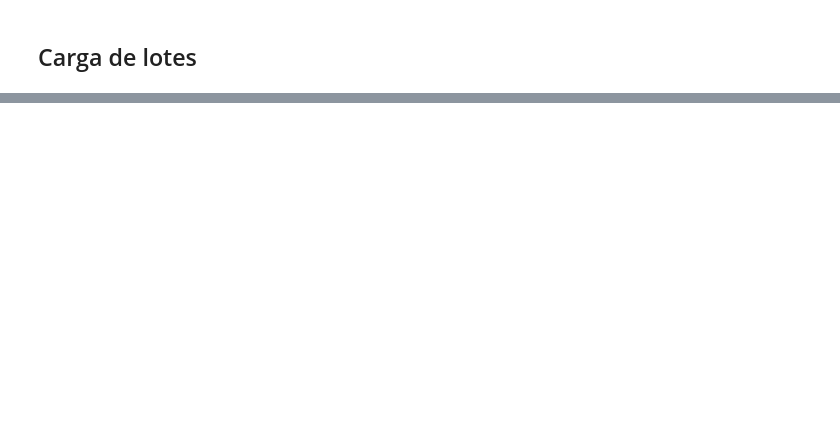
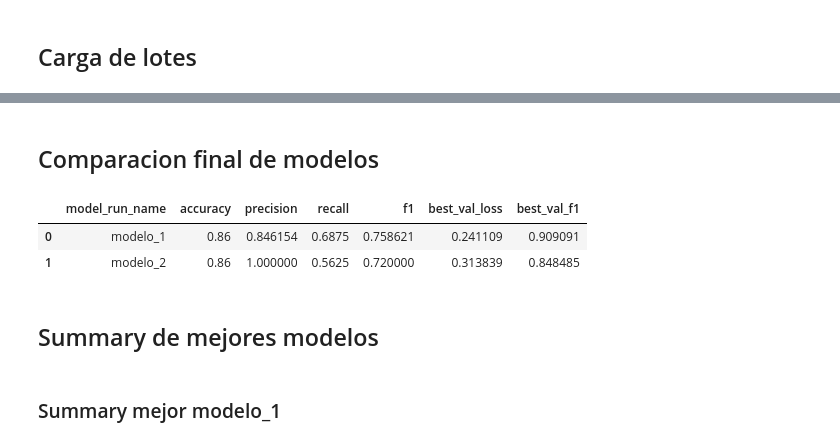
Before and after one commit to 90sfranco/detector-hurto-video, a Jupyter notebook: ENTREGA_3/notebooks/04_clasificacion_cnn.ipynb, the cells around one changed output, grey strips where cells are left out. Drawn from its saved outputs; the diff is of its cells as text; code cells hidden in the pictures; blank space fills up the shorter version.

```diff
--- a/ENTREGA_3/notebooks/04_clasificacion_cnn.ipynb
+++ b/ENTREGA_3/notebooks/04_clasificacion_cnn.ipynb
@@ -527,0 +617,30 @@ pd.DataFrame({"artifact": [str(path) for path in artifact_paths], "exists": [pat
+# %% [markdown]
+## Comparacion final de modelos
+# %%
+comparison_rows = []
+for model_run_name in MODEL_CONFIGS:
+    metrics_path = build_artifact_paths(model_run_name)["test_metrics"]
+    test_metrics = json.loads(metrics_path.read_text(encoding="utf-8"))
+    comparison_rows.append(
+        {
+            "model_run_name": model_run_name,
+            "accuracy": test_metrics["accuracy"],
+            "precision": test_metrics["precision"],
+            "recall": test_metrics["recall"],
+            "f1": test_metrics["f1"],
+            "best_val_loss": test_metrics["best_val_metrics"].get("loss"),
+            "best_val_f1": test_metrics["best_val_metrics"].get("f1"),
+        }
+    )
+
+model_result_summary_df = pd.DataFrame(comparison_rows)
+
+COMPARISON_METRICS_PATH = METRICS_OUTPUT_DIR / "modelos_comparacion_metricas.csv"
+model_result_summary_df.to_csv(COMPARISON_METRICS_PATH, index=False)
+model_result_summary_df
+# %% [output]
+|  | model_run_name | accuracy | precision | recall | f1 | best_val_loss | best_val_f1 |
+| 0 | modelo_1 | 0.86 | 0.846154 | 0.6875 | 0.758621 | 0.241109 | 0.909091 |
+| 1 | modelo_2 | 0.86 | 1.000000 | 0.5625 | 0.720000 | 0.313839 | 0.848485 |
+# %% [markdown]
+## Summary de mejores modelos
@@ -527,0 +663,2 @@ pd.DataFrame({"artifact": [str(path) for path in artifact_paths], "exists": [pat
+# %% [markdown]
+### Summary mejor modelo_1
```
Also changed, not shown: parts of 27 cells of this notebook, 15 other files.
